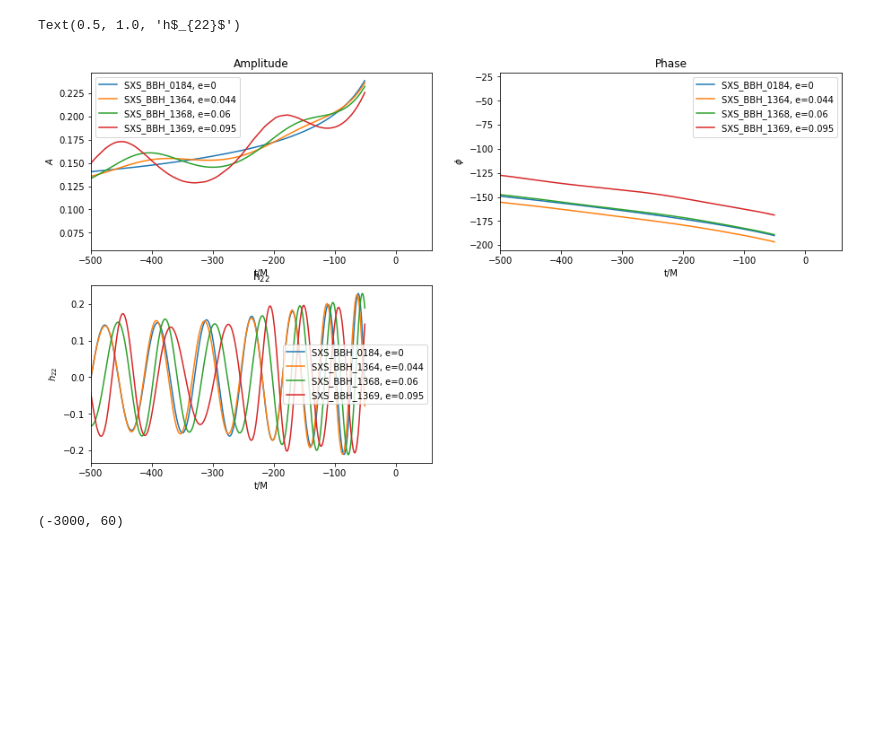
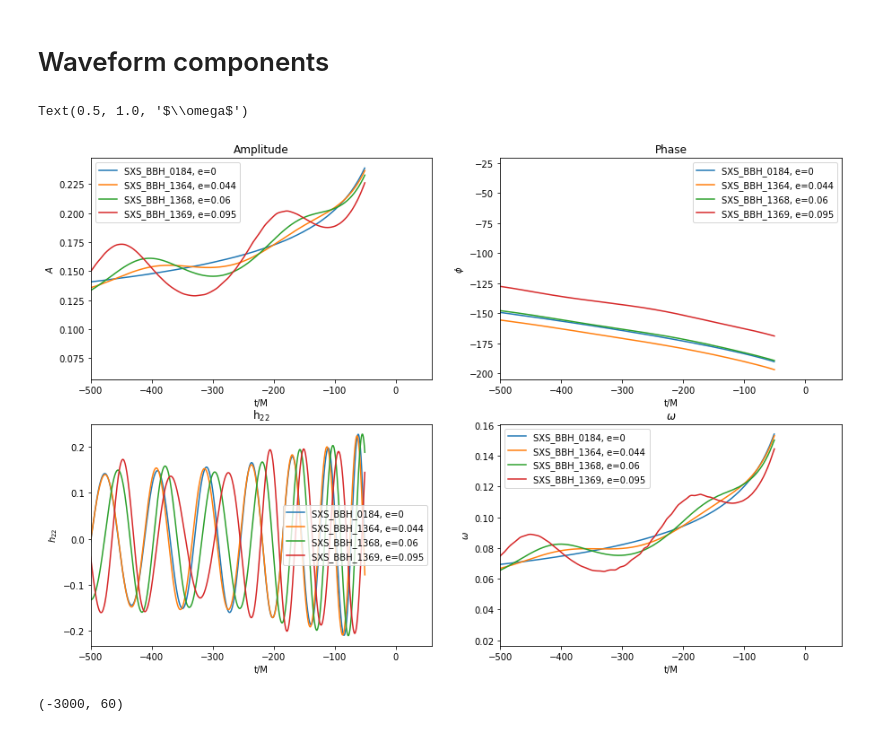
Before and after one commit to Yoshinta/pyrex, a Jupyter notebook: example/measure_ecc_pyrex.ipynb, the cells around one changed output. Cells and saved outputs as stored; diff of their text form; code cells hidden in the pictures; blank space fills up the shorter version.

Commit message:
measure e_omega+example

```diff
--- a/example/measure_ecc_pyrex.ipynb
+++ b/example/measure_ecc_pyrex.ipynb
@@ -20,39 +22,50 @@ test_peak2=[t_peak2[2],t_peak2[3],t_peak2[4]]
 train_q2=core.Glassware(q=2,chi=0,data_path=data_path,names=train_name2)
 test_q2=core.Glassware(q=2,chi=0,data_path=data_path,names=test_name2)
 #q3=core.Glassware(q=3,chi=0)
+# %% [markdown]
+# Waveform components
 # %%
 train_q2.components(train_peak2)
 
-f, axs = plt.subplots(1,2,figsize=(15,8))
+f, axs = plt.subplots(1,2,figsize=(15,10))
 plt.subplot(221)
 for i in range(len(train_e_comm2)):
     plt.plot(train_q2.time[i],train_q2.amp[i],label=train_q2.names[i]+str(', e=')+str(e_comm2[i]))
     plt.xlabel('t/M')
     plt.ylabel('$A$')
 plt.xlim(-500,60)
 plt.legend()
 plt.title('Amplitude')
 
 plt.subplot(222)
 for i in range(len(train_e_comm2)):
     plt.plot(train_q2.time[i],train_q2.phase[i],label=train_q2.names[i]+str(', e=')+str(e_comm2[i]))
     plt.xlabel('t/M')
     plt.ylabel('$\phi$')
 plt.xlim(-500,60)
 plt.legend()
 plt.title('Phase')
 
 plt.subplot(223)
 for i in range(len(train_e_comm2)):
     plt.plot(train_q2.time[i],train_q2.h22[i],label=train_q2.names[i]+str(', e=')+str(e_comm2[i]))
     plt.xlabel('t/M')
     plt.ylabel('$h_{22}$')
 plt.xlim(-500,60)
 plt.legend()
 plt.title('h$_{22}$')
+
+plt.subplot(224)
+for i in range(len(train_e_comm2)):
+    plt.plot(train_q2.time[i],train_q2.omega[i],label=train_q2.names[i]+str(', e=')+str(e_comm2[i]))
+    plt.xlabel('t/M')
+    plt.ylabel('$\omega$')
+plt.xlim(-500,60)
+plt.legend()
+plt.title('$\omega$')
 # %% [output]
-Text(0.5, 1.0, 'h$_{22}$')
+Text(0.5, 1.0, '$\\omega$')
-[figure, old version]
+[figure, new version]
 # %%
 train_q2.compute_e_from_omega()
 for i in range(len(train_name2)):
```
Also changed, not shown: parts of 9 cells of this notebook, 2 other files.
